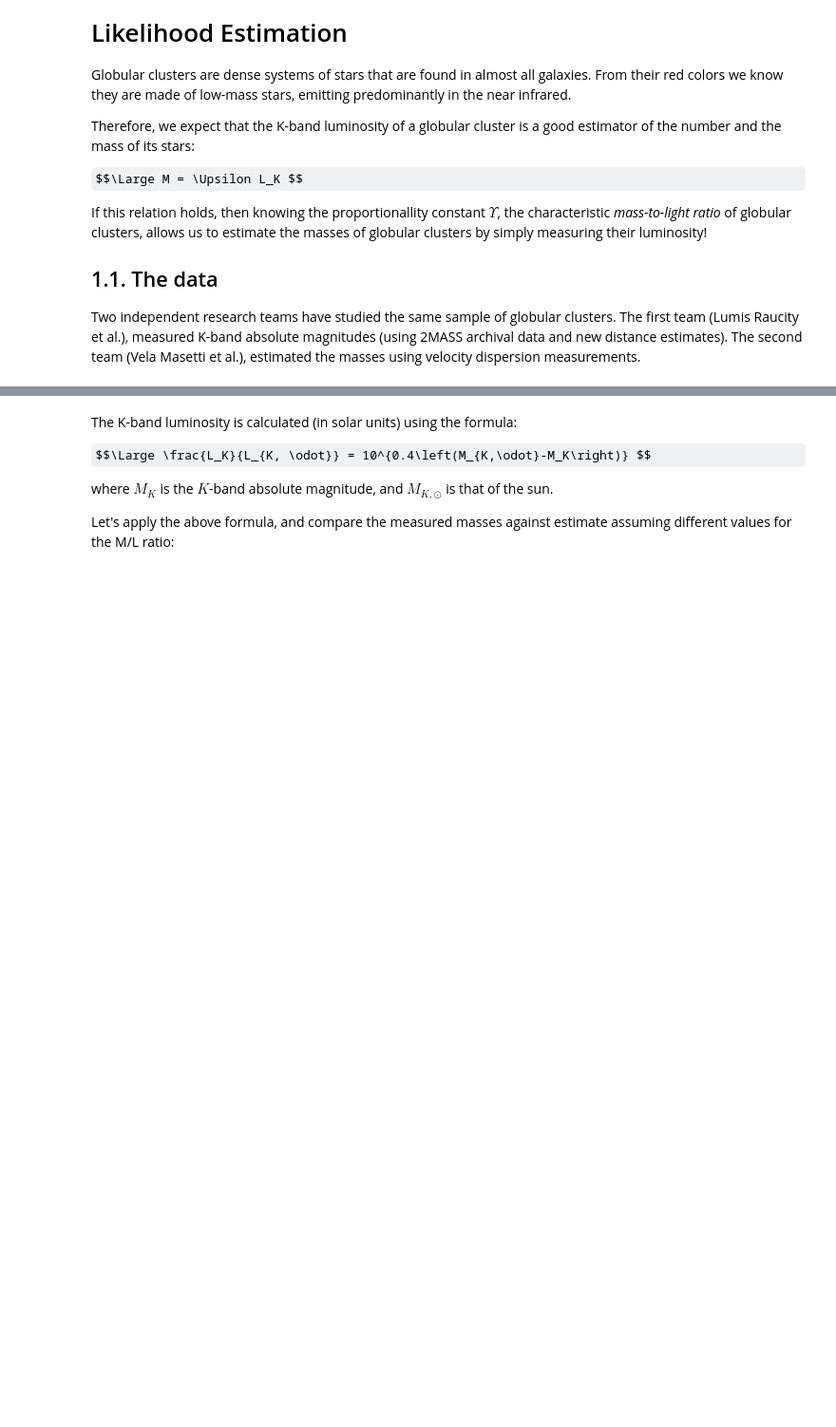
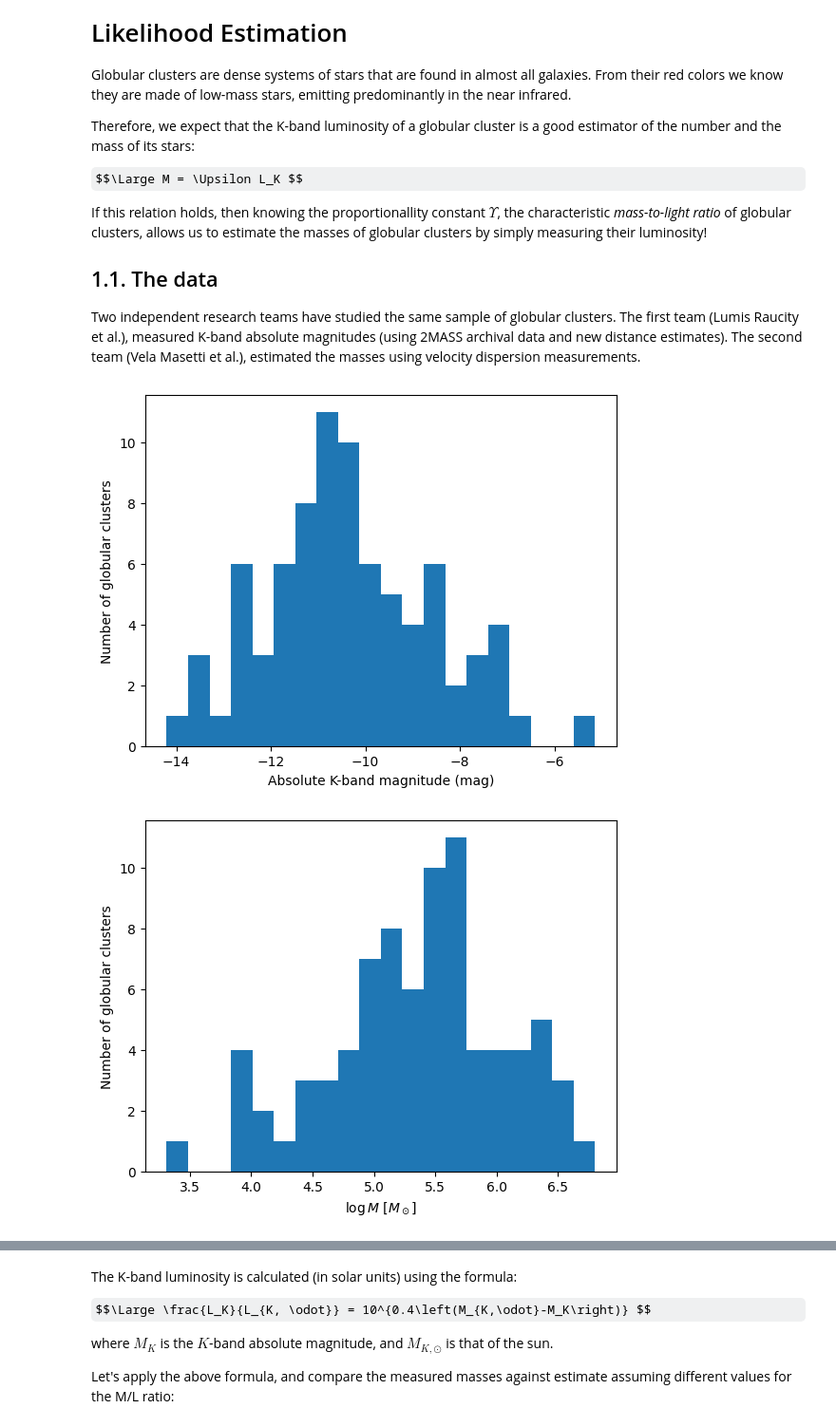
Before and after one commit to astrostatistics-in-crete/2023_summer_school, a Jupyter notebook: 03_Classical/Classical_1_AnswerKey.ipynb, the cells around one changed output, grey strips where cells are left out. Shown at 95% size. Saved outputs shown, nothing was run; the diff lists cells and outputs as text; code cells hidden in the pictures; some formulas as TeX source; blank space fills up the shorter version.

```diff
--- a/03_Classical/Classical_1_AnswerKey.ipynb
+++ b/03_Classical/Classical_1_AnswerKey.ipynb
@@ -32,27 +32,30 @@ Two independent research teams have studied the same sample of globular clusters
 # %%
 import numpy as np
 import matplotlib.pyplot as plt
 
 
 K_absolute_magnitudes = np.genfromtxt("data/GC_MWG_absolute.csv")
 masses = np.genfromtxt("data/GC_MWG_masses.csv")
 log_masses = np.log10(masses)
 
 
 plt.figure()
 plt.hist(K_absolute_magnitudes, bins=20)
 plt.xlabel("Absolute K-band magnitude (mag)")
 plt.ylabel("Number of globular clusters")
 plt.show()
 
 plt.figure()
 plt.hist(log_masses, bins=20)
-plt.xlabel("$\log M [M_\odot]$")
+plt.xlabel("$\log M\ [M_\odot]$")
 plt.ylabel("Number of globular clusters")
 plt.show()
 
 plt.figure()
 plt.plot(K_absolute_magnitudes, log_masses, "ko")
 plt.xlabel("Absolute K-band magnitude (mag)")
-plt.ylabel("$\log M [M_\odot]$")
+plt.ylabel("$\log M\ [M_\odot]$")
 plt.show()
+# %% [output]
+[figure, added]
+[figure, added]
```
Also changed, not shown: parts of 28 cells of this notebook.
